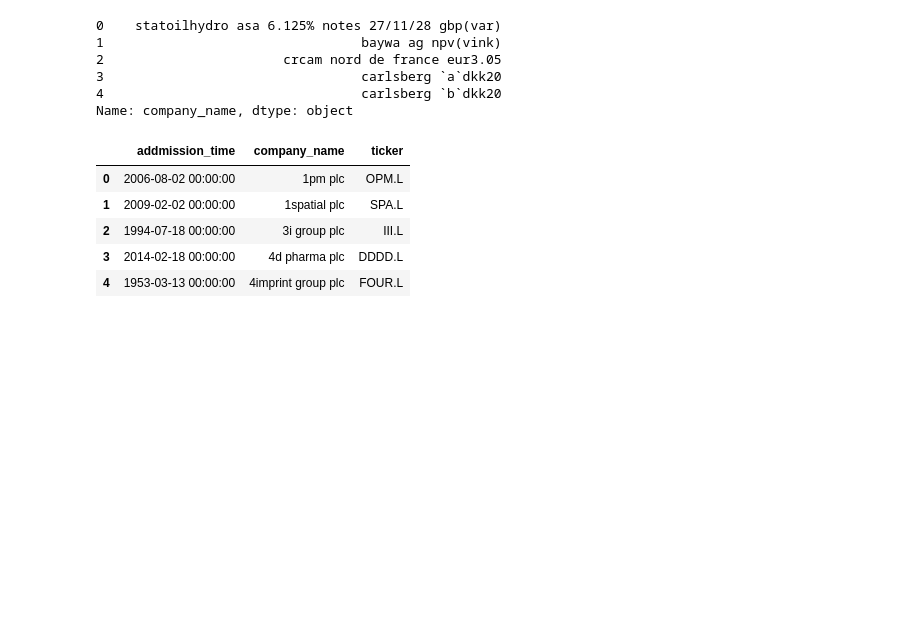
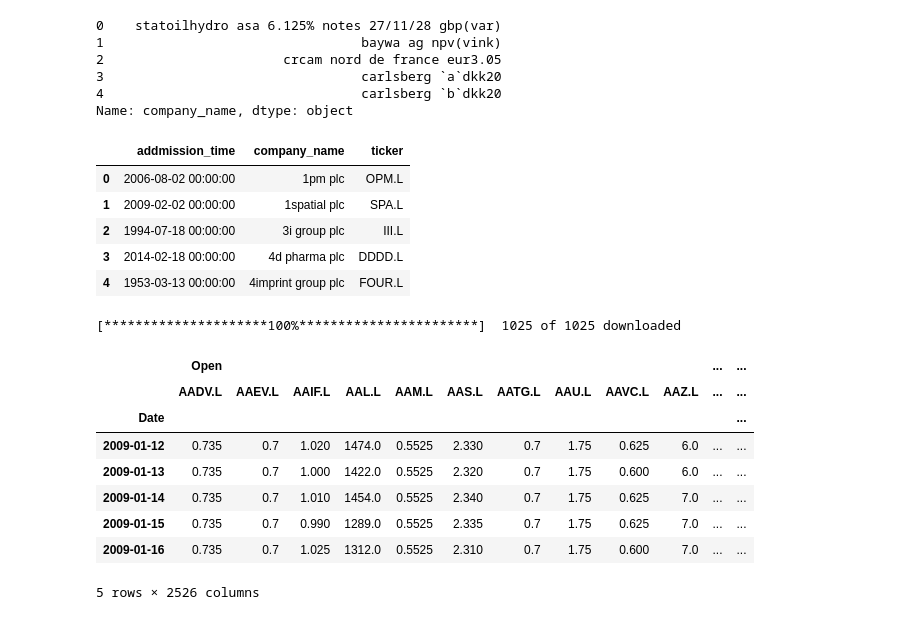
Before and after one commit to xiaohai12/sea-forest, a Jupyter notebook: project.ipynb, the cells around one changed output. Cells and saved outputs as stored; diff of their text form; code cells hidden in the pictures; blank space fills up the shorter version.

```diff
--- a/project.ipynb
+++ b/project.ipynb
@@ -172,4 +170,6 @@ filtered_date = filterAddmissionTime(cleaned_data,past_time)
 # %%
 tickers_list =  list(filtered_date['ticker'])
 # %%
-pdr.get_data_yahoo(tickers=tickers_list,start=past_time,end=datetime.now())
+Total_data = pdr.get_data_yahoo(tickers=tickers_list,start=past_time,end=datetime.now())
+# %% [output]
+[*********************100%***********************]  1025 of 1025 downloaded
@@ -177,0 +176,12 @@ tickers_list
+# %%
+Total_data.head()
+# %% [output]
+|  | Open |  |  |  |  |  |  |  |  |  | ... | ... |
+|  | AADV.L | AAEV.L | AAIF.L | AAL.L | AAM.L | AAS.L | AATG.L | AAU.L | AAVC.L | AAZ.L | ... | ... |
+| Date |  |  |  |  |  |  |  |  |  |  |  | ... |
+| 2009-01-12 | 0.735 | 0.7 | 1.020 | 1474.0 | 0.5525 | 2.330 | 0.7 | 1.75 | 0.625 | 6.0 | ... | ... |
+| 2009-01-13 | 0.735 | 0.7 | 1.000 | 1422.0 | 0.5525 | 2.320 | 0.7 | 1.75 | 0.600 | 6.0 | ... | ... |
+| 2009-01-14 | 0.735 | 0.7 | 1.010 | 1454.0 | 0.5525 | 2.340 | 0.7 | 1.75 | 0.625 | 7.0 | ... | ... |
+| 2009-01-15 | 0.735 | 0.7 | 0.990 | 1289.0 | 0.5525 | 2.335 | 0.7 | 1.75 | 0.625 | 7.0 | ... | ... |
+| 2009-01-16 | 0.735 | 0.7 | 1.025 | 1312.0 | 0.5525 | 2.310 | 0.7 | 1.75 | 0.600 | 7.0 | ... | ... |
+5 rows × 2526 columns
```
Also changed, not shown: parts of 6 cells of this notebook.
